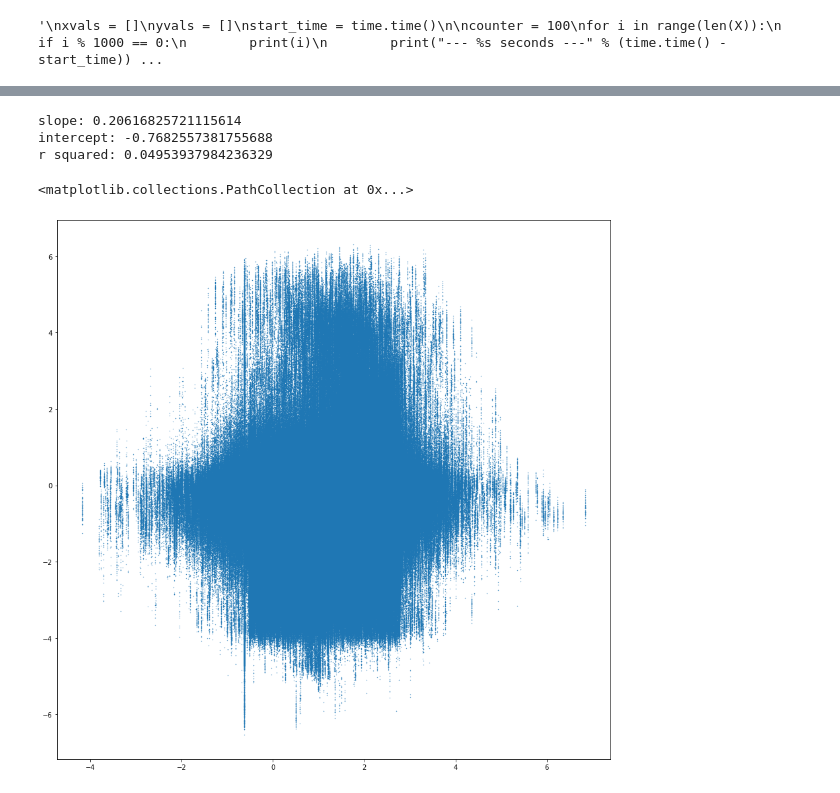
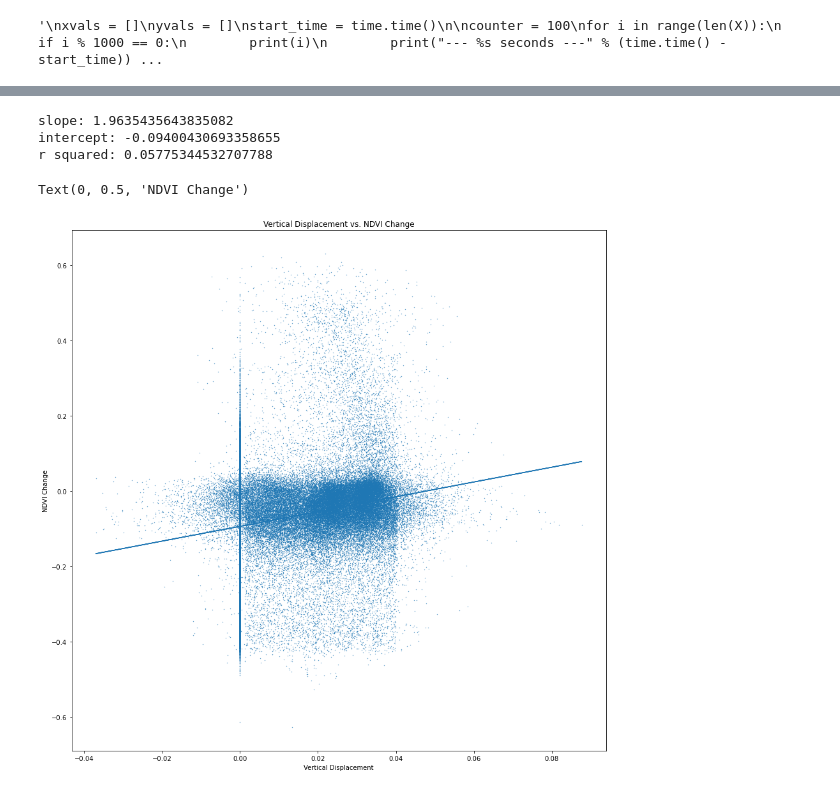
Before and after one commit to tlogie6/Coastal-Bathymetry-Group, a Jupyter notebook: VerticalDisplacement/Code/Clip_Vert_Displacement.ipynb, the cells around one changed output, grey strips where cells are left out. Saved outputs shown, nothing was run; the diff lists cells and outputs as text; code cells hidden in the pictures.

```diff
--- a/VerticalDisplacement/Code/Clip_Vert_Displacement.ipynb
+++ b/VerticalDisplacement/Code/Clip_Vert_Displacement.ipynb
@@ -39,12 +109,12 @@ veg = veg_after - veg_before
 # %%
 # the crs are likely different for data from different sites. using reproject_match we can get them into the same scheme
 print("Original Vertical Displacement CRS:", vert_disp.rio.crs)
-print("Vegetation CRS:", veg.rio.crs)
+print("Vegetation CRS:", veg_change_downsampled.rio.crs)
 
-vert_disp_new = vert_disp.rio.reproject_match(veg)
+vert_disp_new = vert_disp.rio.reproject_match(veg_change_downsampled)
 # the new vertical displacement crs should match the vegetation crs. if not, something has gone wrong.
 # note: this can take a second
-print("Reprojected Vegetation Displacement CRS:", vert_disp_new.rio.crs)
+print("Reprojected Vegetation Displacement CRS:", veg_change_downsampled.rio.crs)
 # %% [output]
 Original Vertical Displacement CRS: EPSG:32618
 Vegetation CRS: EPSG:4326
@@ -159,0 +237,8 @@ The next iteration of this preparation will be to flatten the arrays, add them t
+# %%
+# for whatever reason, the vertical displacement dataset has one extra pixel of height over the vegetation datasets.
+# in order to get these the same size, we dropped the first row of the displacement data, which only had no non-nan values
+
+clipped_2d = clipped[0]
+print(clipped_2d.shape)
+clipped_new = clipped_2d[1:][:]
+print(clipped_new.shape)
@@ -162,9 +250,8 @@ The next iteration of this preparation will be to flatten the arrays, add them t
 # the [0] is because it creates a 3d array that is more difficult to model with, but the outermost shell of the array
 # only has one value containing all data points in a 2d array.
 
-# for whatever reason, the vegetation datasets have one extra pixel of height over the vertical displacement datasets.
-# in order to get these the same size, we dropped the last row of the veg data, which only had 2 non-nan values
-X, Y1, Y2, Y3 = clipped.values[0],veg_before.values[0][:-1],veg_after.values[0][:-1],veg.values[0][:-1]
+
+X, Y1, Y2, Y3 = clipped_new.values,veg_before_downsampled.values[0][:-1],veg_after_downsampled.values[0][:-1],veg_change_downsampled.values[0][:-1]
 print(type(X),type(Y1), type(Y2), type(Y3))
 # %% [output]
 <class 'numpy.ndarray'> <class 'numpy.ndarray'> <class 'numpy.ndarray'> <class 'numpy.ndarray'>
@@ -254,19 +359,22 @@ Notes:
 [2] Standard Errors assume that the covariance matrix of the errors is correctly specified.
 # %%
 # Train a linear regression model using stats.linregress
-slope, intercept, r_value, _, _ = stats.linregress(x_array, y_array)
+slope, intercept, r_value, _, _ = stats.linregress(df["Vertical Displacement"], df["NDVI Change"])
 
 print("slope:", slope,
       "\nintercept:", intercept,
       "\nr squared:", r_value**2)
 # %% [output]
-slope: 0.20616825721115614
-intercept: -0.7682557381755688
-r squared: 0.04953937984236329
+slope: 1.9635435643835082
+intercept: -0.09400430693358655
+r squared: 0.05775344532707788
 # %%
 fig = plt.figure(figsize=(15,15))
-#plt.plot(xvals, np.multiply(slope,xvals)+intercept)
-plt.scatter(x_array,y_array, s=0.1)
+plt.plot(df["Vertical Displacement"], np.multiply(slope,df["Vertical Displacement"])+intercept)
+plt.scatter(df["Vertical Displacement"],df["NDVI Change"], s=0.1)
+plt.title("Vertical Displacement vs. NDVI Change")
+plt.xlabel("Vertical Displacement")
+plt.ylabel("NDVI Change")
 # %% [output]
-<matplotlib.collections.PathCollection at 0x...>
+Text(0, 0.5, 'NDVI Change')
-[figure, old version]
+[figure, new version]
```
Also changed, not shown: parts of 24 cells of this notebook, 2 other files.
